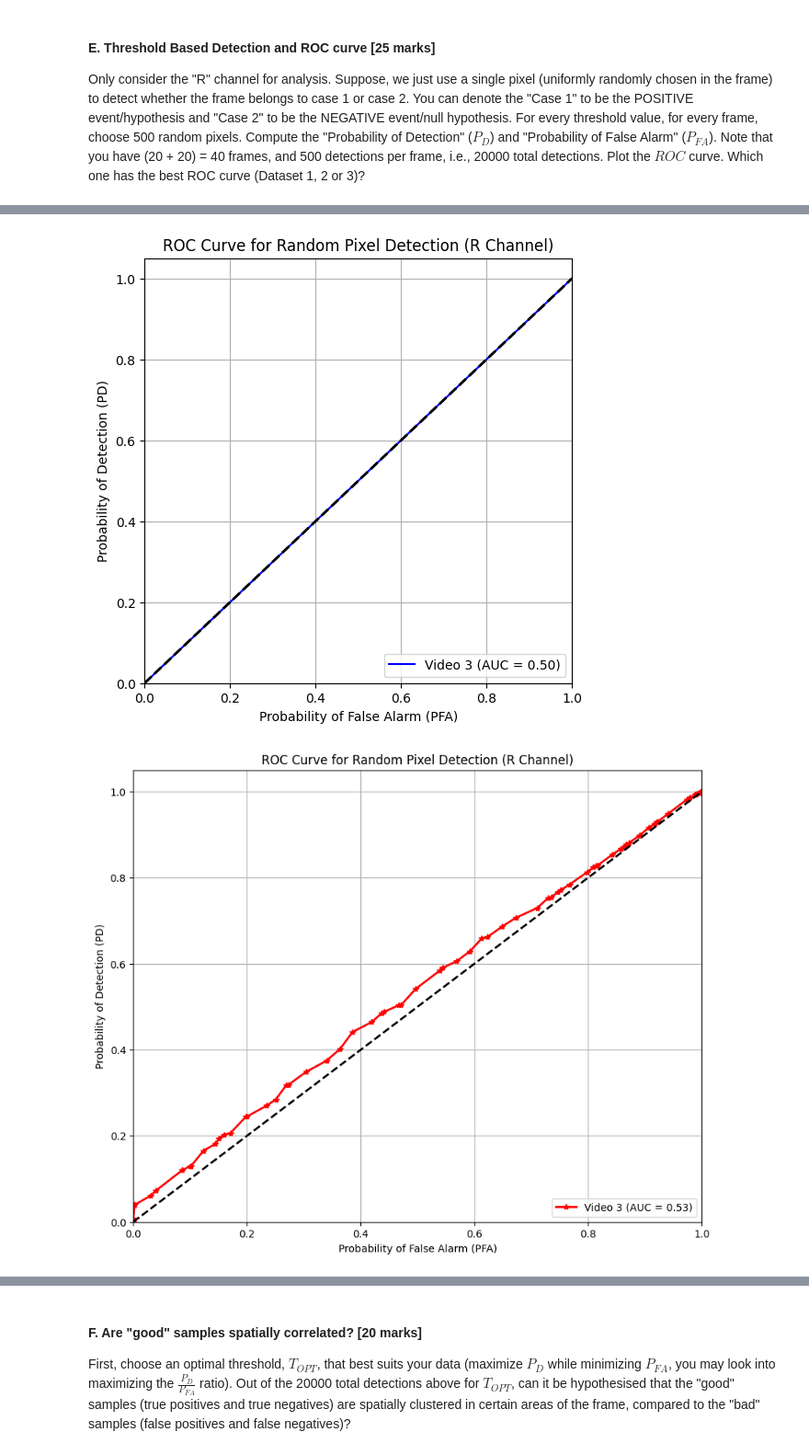
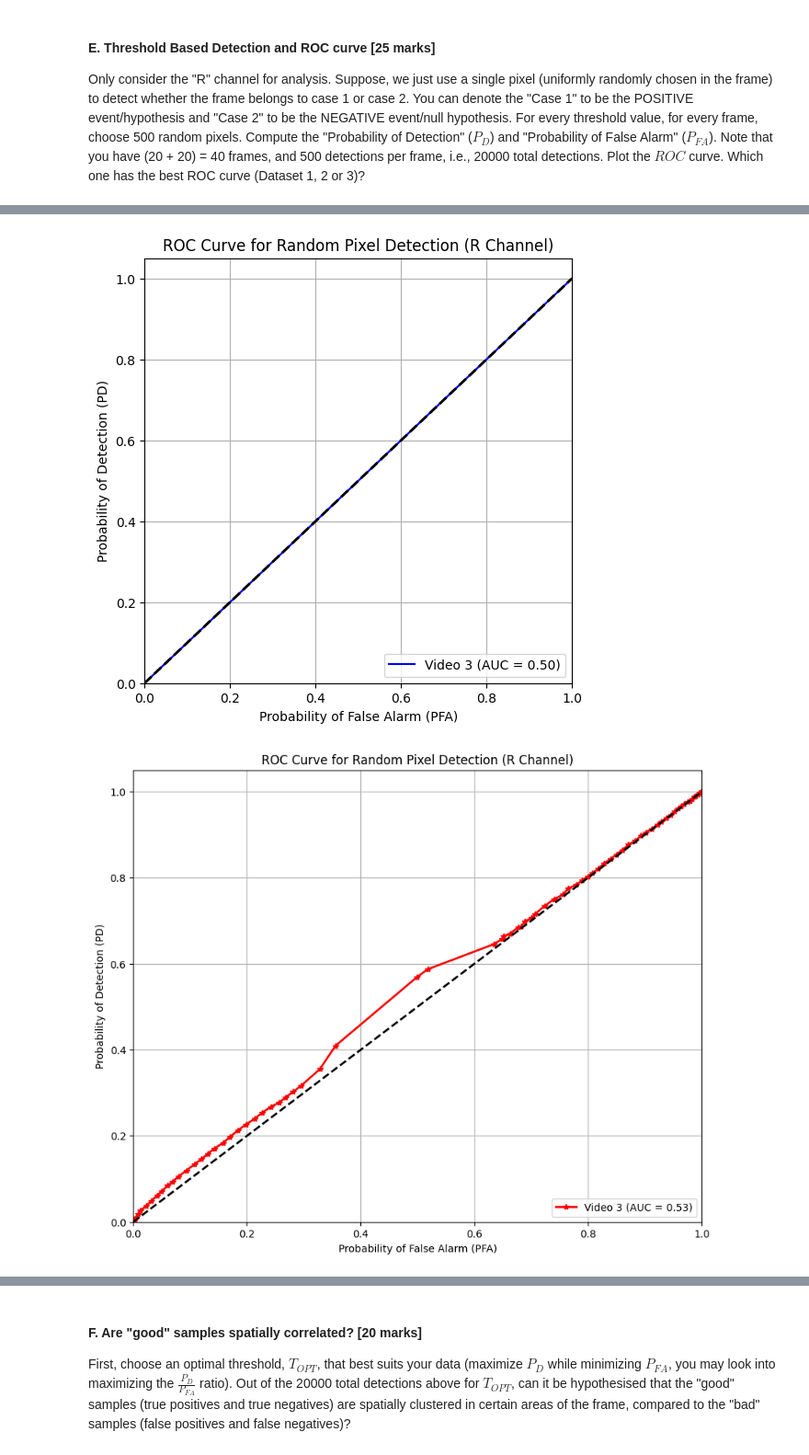
Before and after one commit to dipendughosh/programs, a Jupyter notebook: mtech_2023/sem-3/ssiot/ass-1/CS23M509_CS6650D24/homework1_UoP6650_D24-2.ipynb, the cells around one changed output, grey strips where cells are left out. Shown at 92% size. Saved outputs shown, nothing was run; the diff lists cells and outputs as text; code cells hidden in the pictures.

```diff
--- a/mtech_2023/sem-3/ssiot/ass-1/CS23M509_CS6650D24/homework1_UoP6650_D24-2.ipynb
+++ b/mtech_2023/sem-3/ssiot/ass-1/CS23M509_CS6650D24/homework1_UoP6650_D24-2.ipynb
@@ -24,12 +24,12 @@ from skimage.restoration import denoise_tv_chambolle
 # %%
 ## your snippet to read the three videos, display the number of frames and resolution in each video
 
-# videoPaths = ["ppgvideos/1.mp4", "ppgvideos/2.mp4", "ppgvideos/3.mp4"]
+videoPaths = ["ppgvideos/1.mp4", "ppgvideos/2.mp4", "ppgvideos/3.mp4"]
 # videoPaths = ["ppgvideos/original/1.mp4", "ppgvideos/original/2.mp4", "ppgvideos/original/3.mp4"]
 # videoPaths = ["ppgvideos/converted/1.mp4", "ppgvideos/converted/2.mp4", "ppgvideos/converted/3.mp4"]
 # videoPaths = ["ppgvideos/finger/1.mp4", "ppgvideos/finger/2.mp4", "ppgvideos/finger/3.mp4"]
 # videoPaths = ["ppgvideos/Ritwik/1.mp4", "ppgvideos/Ritwik/2.mp4", "ppgvideos/Ritwik/3.mp4"]
-videoPaths = ["ppgvideos/Raunak/1.mp4", "ppgvideos/Raunak/2.mp4", "ppgvideos/Raunak/3.mp4"]
+# videoPaths = ["ppgvideos/Raunak/1.mp4", "ppgvideos/Raunak/2.mp4", "ppgvideos/Raunak/3.mp4"]
 # videoPaths = ["ppgvideos/wrist/1.mp4", "ppgvideos/wrist/2.mp4", "ppgvideos/wrist/3.mp4"]
 # videoPaths = ["ppgvideos/git_old/1.mp4", "ppgvideos/git_old/2.mp4", "ppgvideos/git_old/3.mp4"]
 # videoPaths = ["ppgvideos/videos/00000/1.mp4", "ppgvideos/videos/00014/2.mp4", "ppgvideos/videos/00014/3.mp4"]
@@ -142,10 +142,11 @@ def calculate_intensity_metric(videoIndex, frame):
     # normalizedIntensityB = averageIntensityB / 255.0
     # print("Normalize Red : " + str(normalizedIntensityR) + " Normalize Green : " + str(normalizedIntensityG) + " Normalize Blue : " + str(normalizedIntensityB))
     # Define weights for combining R, G, B channels
-    weightRed, weightGreen, weightBlue = 0.8, 0.1, 0.1
+    weightRed, weightGreen, weightBlue = 0.3, 0.3, 0.3
 
     # Calculate the Frame Intensity Metric (FIM)
     frameIntensityMetric = weightRed * normalizedIntensityRed + weightGreen * normalizedIntensityGreen + weightBlue * normalizedIntensityBlue
+    # frameIntensityMetric = random.uniform(0.1, 0.2)
     # print("frameIntensityMetric " + str(frameIntensityMetric))
     # frameIntensityMetri = weightRed * normalizedIntensityR + weightGreen * normalizedIntensityG + weightBlue * normalizedIntensityB
     # print("frameIntensityMetri " + str(frameIntensityMetri))
@@ -767,7 +768,7 @@ def plot_roc_curves():
 
         # Plot ROC curve
         plt.figure(figsize=(10, 8))
-        plt.plot(pfa, pd, color=colors[index], lw=2, label=f'Video {videoIndex} (AUC = {rocAuc:.2f})', marker='*')
+        plt.plot(mypfa, mypd, color=colors[index], lw=2, label=f'Video {videoIndex} (AUC = {rocAuc:.2f})', marker='*')
 
         # Add diagonal reference line for random guessing
         plt.plot([0, 1], [0, 1], 'k--', lw=2)
@@ -809,5 +810,5 @@ print(f"\nThe video with the best ROC curve (highest AUC) is Video {bestVideoId}
 [figure]
-[figure, old version]
+[figure, new version]
 Video 1 AUC Score: 0.50
 Video 2 AUC Score: 0.50
 Video 3 AUC Score: 0.50
```
Also changed, not shown: parts of 7 cells of this notebook, 4 other files.
